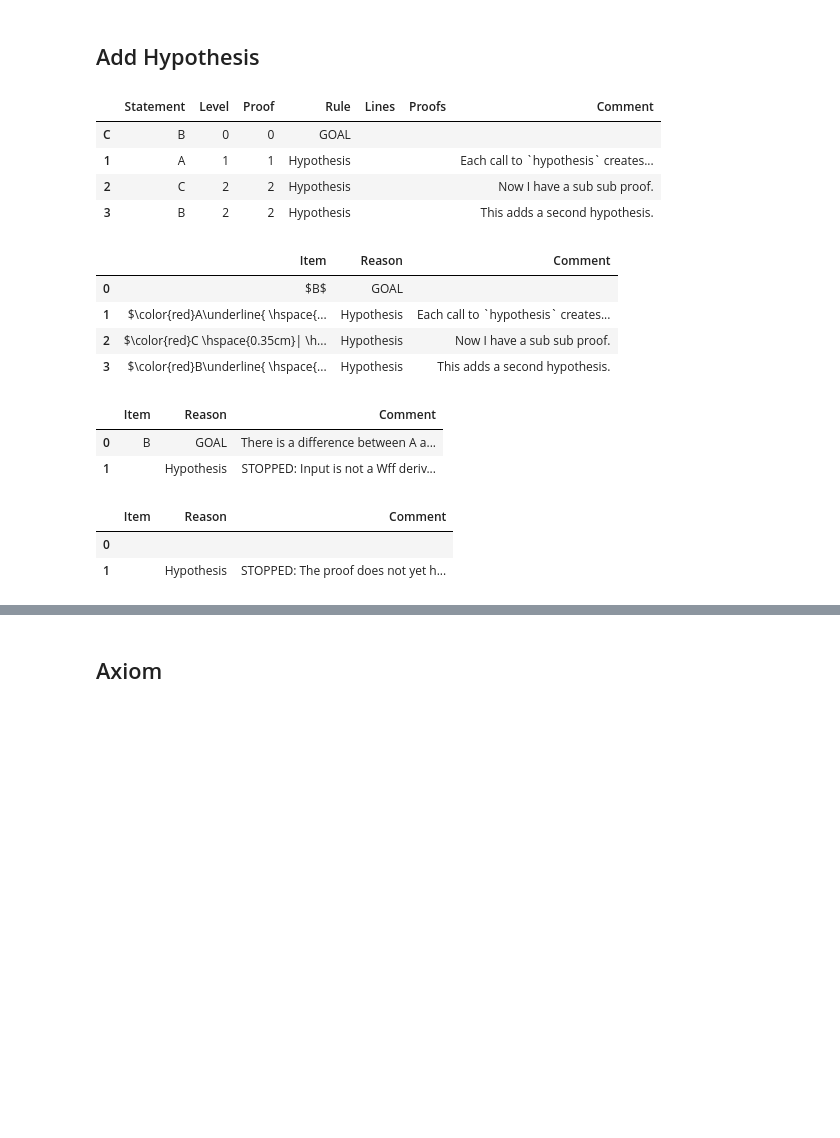
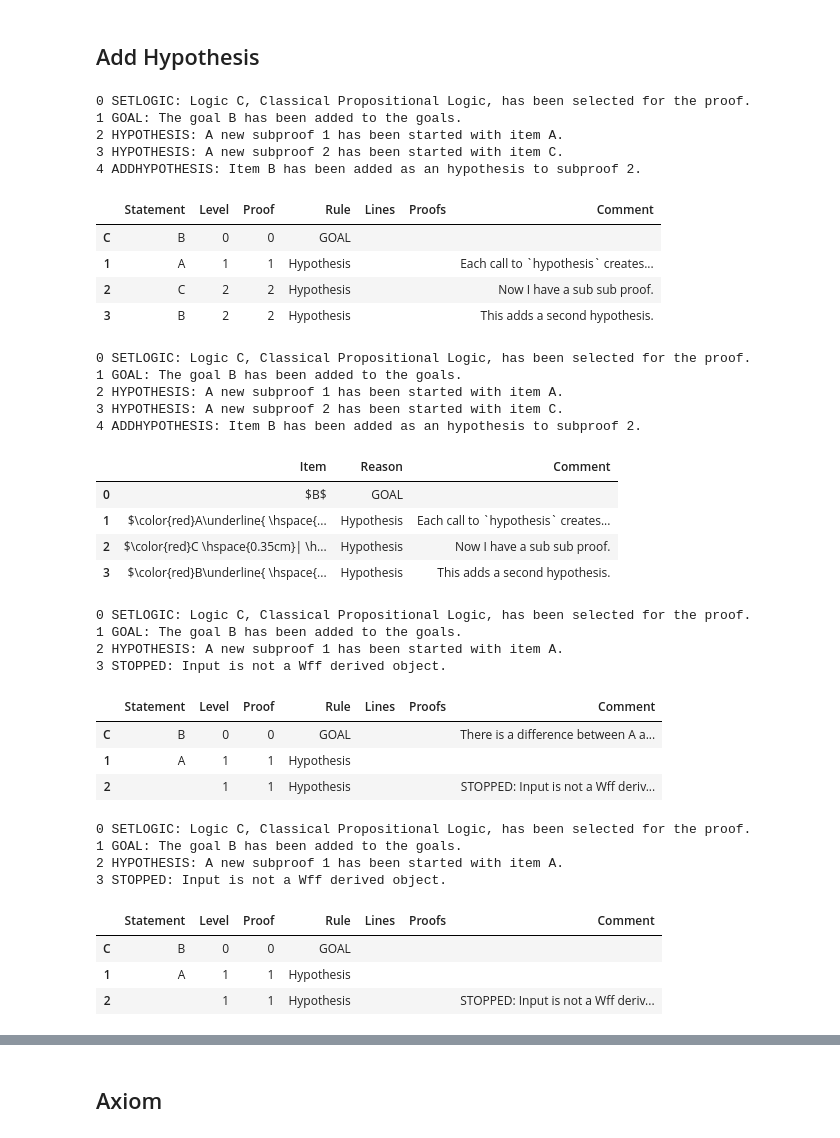
Before and after one commit to FrankHubeny/AltRea, a Jupyter notebook: rules.ipynb, the cells around one changed output, grey strips where cells are left out. Cells and saved outputs as stored; diff of their text form; code cells hidden in the pictures; blank space fills up the shorter version.

```diff
--- a/rules.ipynb
+++ b/rules.ipynb
@@ -71,8 +71,14 @@ prf.goal(B)
 prf.hypothesis(A, comments='Each call to `hypothesis` creates a sub proof.')
 prf.hypothesis(C, comments='Now I have a sub sub proof.')
 prf.addhypothesis(B, comments='This adds a second hypothesis.')
+prf.displaylog()
 showlines(prf, latex=0)
 # %% [output]
+0 SETLOGIC: Logic C, Classical Propositional Logic, has been selected for the proof.
+1 GOAL: The goal B has been added to the goals.
+2 HYPOTHESIS: A new subproof 1 has been started with item A.
+3 HYPOTHESIS: A new subproof 2 has been started with item C.
+4 ADDHYPOTHESIS: Item B has been added as an hypothesis to subproof 2.
 |  | Statement | Level | Proof | Rule | Lines | Proofs | Comment |
 | C | B | 0 | 0 | GOAL |  |  |  |
 | 1 | A | 1 | 1 | Hypothesis |  |  | Each call to `hypothesis` creates... |
@@ -93,8 +99,14 @@ prf.goal(B)
 prf.hypothesis(A, comments='Each call to `hypothesis` creates a sub proof.')
 prf.hypothesis(C, comments='Now I have a sub sub proof.')
 prf.addhypothesis(B, comments='This adds a second hypothesis.')
+prf.displaylog()
 showproof(prf)
 # %% [output]
+0 SETLOGIC: Logic C, Classical Propositional Logic, has been selected for the proof.
+1 GOAL: The goal B has been added to the goals.
+2 HYPOTHESIS: A new subproof 1 has been started with item A.
+3 HYPOTHESIS: A new subproof 2 has been started with item C.
+4 ADDHYPOTHESIS: Item B has been added as an hypothesis to subproof 2.
 |  | Item | Reason | Comment |
 | 0 | $B$ | GOAL |  |
 | 1 | $\color{red}A\underline{ \hspace{... | Hypothesis | Each call to `hypothesis` creates... |
@@ -103,23 +115,30 @@ showproof(prf)
 # %%
 # The proof is stopped if the hypothesis is entered as a string.
 
 from altrea.boolean import Wff
 from altrea.rules import Proof
 from altrea.display import showproof, showlines
 prf = Proof()
 A = Wff('A')
 B = Wff('B')
 C = Wff('C')
 prf.setlogic('C')
 prf.goal(B, comments='There is a difference between A and "A"')
-prf.hypothesis('A')
-showproof(prf, latex=0)
+prf.hypothesis(A)
+prf.addhypothesis('B')
+prf.displaylog()
+showlines(prf, latex=0)
 # %% [output]
+0 SETLOGIC: Logic C, Classical Propositional Logic, has been selected for the proof.
+1 GOAL: The goal B has been added to the goals.
+2 HYPOTHESIS: A new subproof 1 has been started with item A.
+3 STOPPED: Input is not a Wff derived object.
-|  | Item | Reason | Comment |
-| 0 | B | GOAL | There is a difference between A a... |
-| 1 |  | Hypothesis | STOPPED: Input is not a Wff deriv... |
+|  | Statement | Level | Proof | Rule | Lines | Proofs | Comment |
+| C | B | 0 | 0 | GOAL |  |  | There is a difference between A a... |
+| 1 | A | 1 | 1 | Hypothesis |  |  |  |
+| 2 |  | 1 | 1 | Hypothesis |  |  | STOPPED: Input is not a Wff deriv... |
 # %%
-# The proof is stopped if the hypothesis is entered as a string.
+# The proof is stopped if the additional hypothesis is entered as a string.
 
 from altrea.boolean import Wff
 from altrea.rules import Proof
@@ -129,10 +148,17 @@ A = Wff('A')
 B = Wff('B')
 C = Wff('C')
 prf.setlogic('C')
-#prf.goal(B, comments='There is a difference between A and "A"')
+prf.goal(B)
 prf.hypothesis(A)
-showproof(prf, latex=0)
+prf.addhypothesis('~A')
+prf.displaylog()
+showlines(prf, latex=0)
 # %% [output]
+0 SETLOGIC: Logic C, Classical Propositional Logic, has been selected for the proof.
+1 GOAL: The goal B has been added to the goals.
+2 HYPOTHESIS: A new subproof 1 has been started with item A.
+3 STOPPED: Input is not a Wff derived object.
-|  | Item | Reason | Comment |
-| 0 |  |  |  |
-| 1 |  | Hypothesis | STOPPED: The proof does not yet h... |
+|  | Statement | Level | Proof | Rule | Lines | Proofs | Comment |
+| C | B | 0 | 0 | GOAL |  |  |  |
+| 1 | A | 1 | 1 | Hypothesis |  |  |  |
+| 2 |  | 1 | 1 | Hypothesis |  |  | STOPPED: Input is not a Wff deriv... |
```
Also changed, not shown: parts of 92 cells of this notebook, 19 other files.
